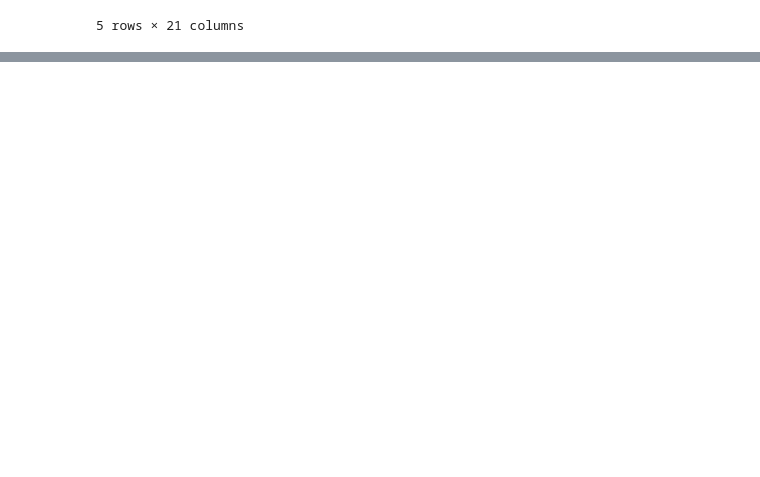
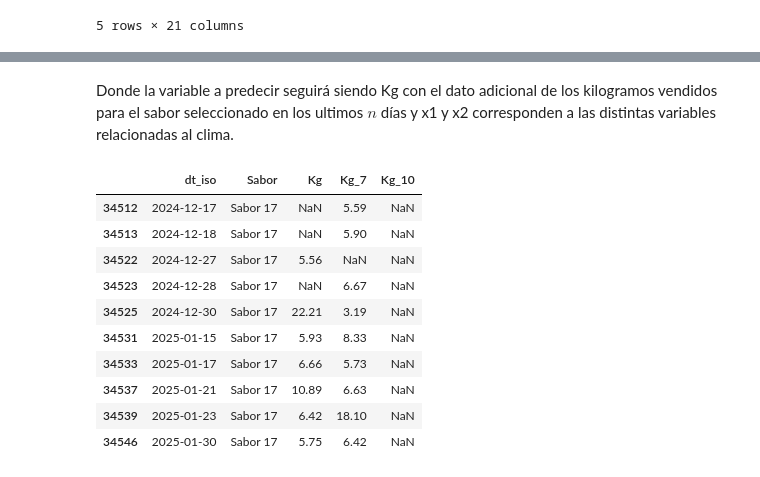
Before and after one commit to LucasGauto/Helados, a Jupyter notebook: ntoebook.ipynb, the cells around one changed output, grey strips where cells are left out. Saved outputs shown, nothing was run; the diff lists cells and outputs as text; code cells hidden in the pictures; blank space fills up the shorter version.

```diff
--- a/ntoebook.ipynb
+++ b/ntoebook.ipynb
@@ -693,0 +734,29 @@ Text(0, 0.5, 'Cantidad de Datos')
+# %% [markdown]
+Donde la variable a predecir seguirá siendo Kg con el dato adicional de los kilogramos vendidos para el sabor seleccionado en los ultimos $n$ días y x1 y x2 corresponden a las distintas variables relacionadas al clima.
+# %%
+dias_contexto = 15  # Número de días a considerar antes
+dias_a_predecir = 14
+
+#Ordenar df
+df_melt = df_melt.sort_values(by=['Sabor', 'dt_iso'])
+
+#Crear Variables de Contexto
+for i in range(1, dias_contexto+1):
+    df_melt[f'Kg_{i}'] = df_melt.groupby('Sabor')['Kg'].shift(i)
+# %%
+#Donde kg_10 sea nulo
+#df_melt[df_melt['Kg_10'].isnull() & df_melt['Kg_7'].isnull()][['dt_iso','Sabor', 'Kg', 'Kg_7', 'Kg_10']]
+
+df_melt[(df_melt['Sabor'] == 'Sabor 17') & (df_melt['Kg_10'].isnull())][['dt_iso','Sabor', 'Kg', 'Kg_7', 'Kg_10']].tail(10)
+# %% [output]
+|  | dt_iso | Sabor | Kg | Kg_7 | Kg_10 |
+| 34512 | 2024-12-17 | Sabor 17 | NaN | 5.59 | NaN |
+| 34513 | 2024-12-18 | Sabor 17 | NaN | 5.90 | NaN |
+| 34522 | 2024-12-27 | Sabor 17 | 5.56 | NaN | NaN |
+| 34523 | 2024-12-28 | Sabor 17 | NaN | 6.67 | NaN |
+| 34525 | 2024-12-30 | Sabor 17 | 22.21 | 3.19 | NaN |
+| 34531 | 2025-01-15 | Sabor 17 | 5.93 | 8.33 | NaN |
+| 34533 | 2025-01-17 | Sabor 17 | 6.66 | 5.73 | NaN |
+| 34537 | 2025-01-21 | Sabor 17 | 10.89 | 6.63 | NaN |
+| 34539 | 2025-01-23 | Sabor 17 | 6.42 | 18.10 | NaN |
+| 34546 | 2025-01-30 | Sabor 17 | 5.75 | 6.42 | NaN |
```
Also changed, not shown: parts of 10 cells of this notebook, 1 other file.
